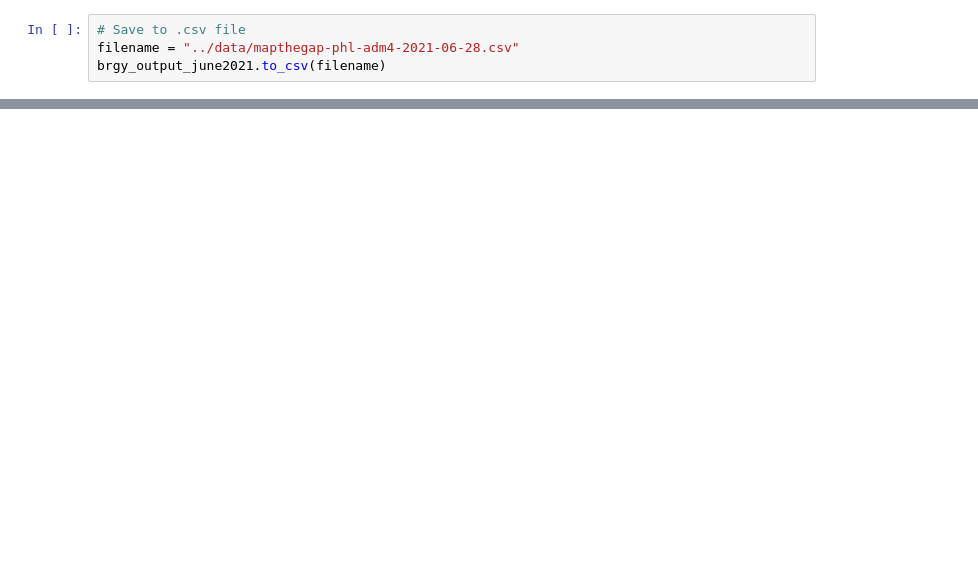
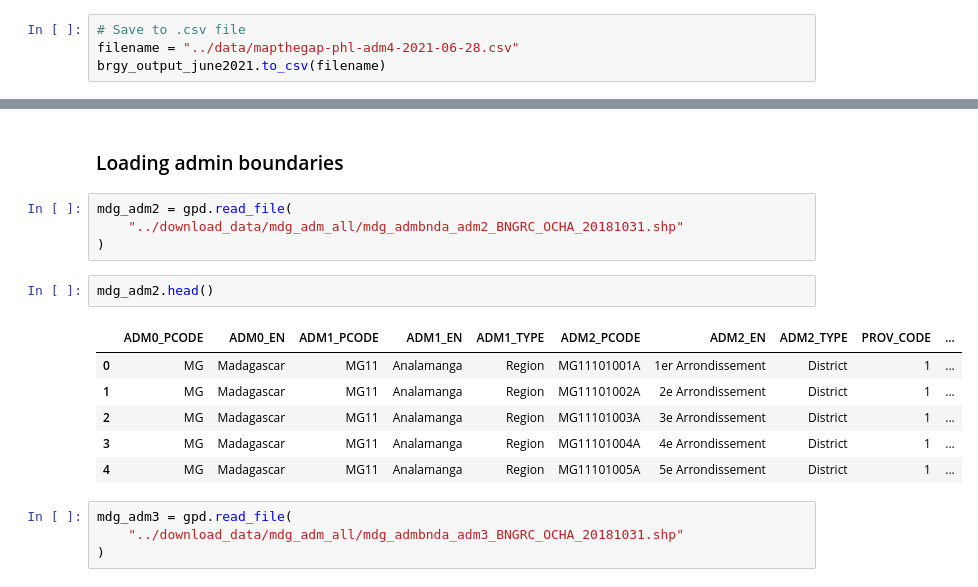
Before and after one commit to thinkingmachines/osm-completeness, a Jupyter notebook: notebooks/3_Reshape.ipynb, the cells around one changed output, grey strips where cells are left out. Cells and saved outputs as stored; diff of their text form; blank space fills up the shorter version.

```diff
--- a/notebooks/3_Reshape.ipynb
+++ b/notebooks/3_Reshape.ipynb
@@ -394,0 +410,19 @@ brgy_output_june2021.to_csv(filename)
+# %% [markdown]
+### Loading admin boundaries
+# %%
+mdg_adm2 = gpd.read_file(
+    "../download_data/mdg_adm_all/mdg_admbnda_adm2_BNGRC_OCHA_20181031.shp"
+)
+# %%
+mdg_adm2.head()
+# %% [output]
+|  | ADM0_PCODE | ADM0_EN | ADM1_PCODE | ADM1_EN | ADM1_TYPE | ADM2_PCODE | ADM2_EN | ADM2_TYPE | PROV_CODE | ... |
+| 0 | MG | Madagascar | MG11 | Analamanga | Region | MG11101001A | 1er Arrondissement | District | 1 | ... |
+| 1 | MG | Madagascar | MG11 | Analamanga | Region | MG11101002A | 2e Arrondissement | District | 1 | ... |
+| 2 | MG | Madagascar | MG11 | Analamanga | Region | MG11101003A | 3e Arrondissement | District | 1 | ... |
+| 3 | MG | Madagascar | MG11 | Analamanga | Region | MG11101004A | 4e Arrondissement | District | 1 | ... |
+| 4 | MG | Madagascar | MG11 | Analamanga | Region | MG11101005A | 5e Arrondissement | District | 1 | ... |
+# %%
+mdg_adm3 = gpd.read_file(
+    "../download_data/mdg_adm_all/mdg_admbnda_adm3_BNGRC_OCHA_20181031.shp"
+)
```
Also changed, not shown: parts of 91 cells of this notebook, 6 other files.
